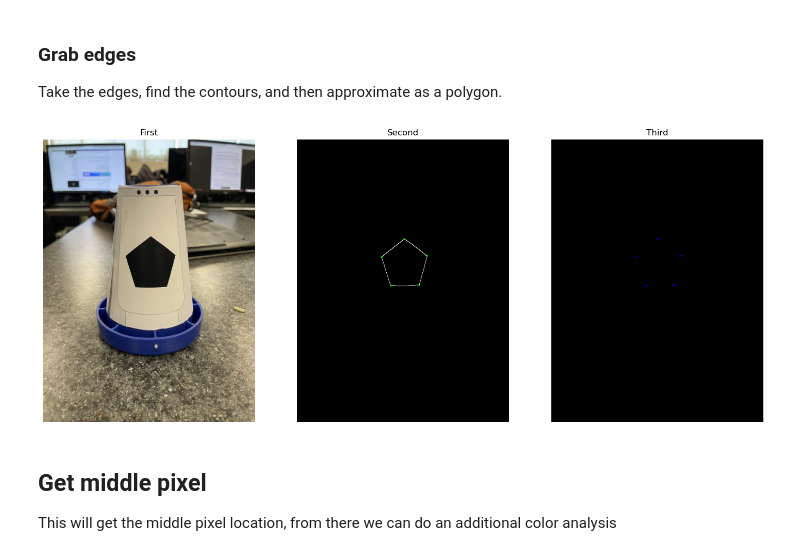
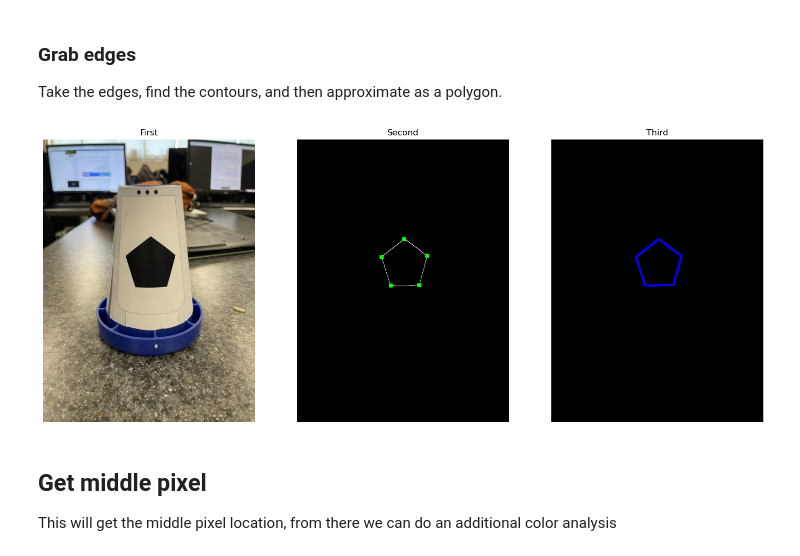
Before and after one commit to FTC-6093/Powerplay6093, a Jupyter notebook: TeamCode/src/main/java/org/firstinspires/ftc/teamcode/pythoncone/cone.ipynb, the cells around one changed output. Cells and saved outputs as stored; diff of their text form; code cells hidden in the pictures.

```diff
--- a/TeamCode/src/main/java/org/firstinspires/ftc/teamcode/pythoncone/cone.ipynb
+++ b/TeamCode/src/main/java/org/firstinspires/ftc/teamcode/pythoncone/cone.ipynb
@@ -101,6 +101,7 @@ image = cv2.imread("Images/Shapes/Downscaled/pentagon_downscaled_cone.jpg")
 # webcam = cv2.VideoCapture(0)
 # image = webcam.read()[1]
 # webcam.release()
+width, height, depth = image.shape
 
 prep_pipeline = compose(
     (cv2.flip, (1,)),
@@ -130,25 +131,25 @@ Take the edges, find the contours, and then approximate as a polygon.
 # %%
 from pickle import load
 
 cnvimage = load(open("temp/cnvimage",'rb'))
 
 def count_poly_seed(seed: tuple):
     contours, _ = cv2.findContours(color_pipeline(image,seed)[-1], cv2.RETR_TREE, cv2.CHAIN_APPROX_SIMPLE)
     return cv2.approxPolyDP(contours[0],10,True)
 
-poly = count_poly_seed((245,250))
+poly = count_poly_seed((height//2,width//2))
 
 cnv_draw = np.zeros(cnvimage.shape,dtype=np.uint8)
 cnv_draw = tri_stack(cnv_draw)
-cnv_draw = cv2.polylines(cnv_draw,poly,True,(0,0,255),3)
+cnv_draw = cv2.polylines(cnv_draw,[poly],True,(0,0,255),3)
 # cnv_draw = cv2.drawContours(cnv_draw,poly,-1,(0,0,255),3)
 
 cnvimage = tri_stack(cnvimage)
-cnvimage = cv2.drawContours(cnvimage,poly,-1,(0,255,0),3)
+cnvimage = cv2.drawContours(cnvimage,poly,-1,(0,255,0),10)
 
 add_image(image, cnvimage, cnv_draw)
 # %% [output]
-[figure, old version]
+[figure, new version]
 # %% [markdown]
 ## Get middle pixel
 This will get the middle pixel location, from there we can do an additional color analysis
```
